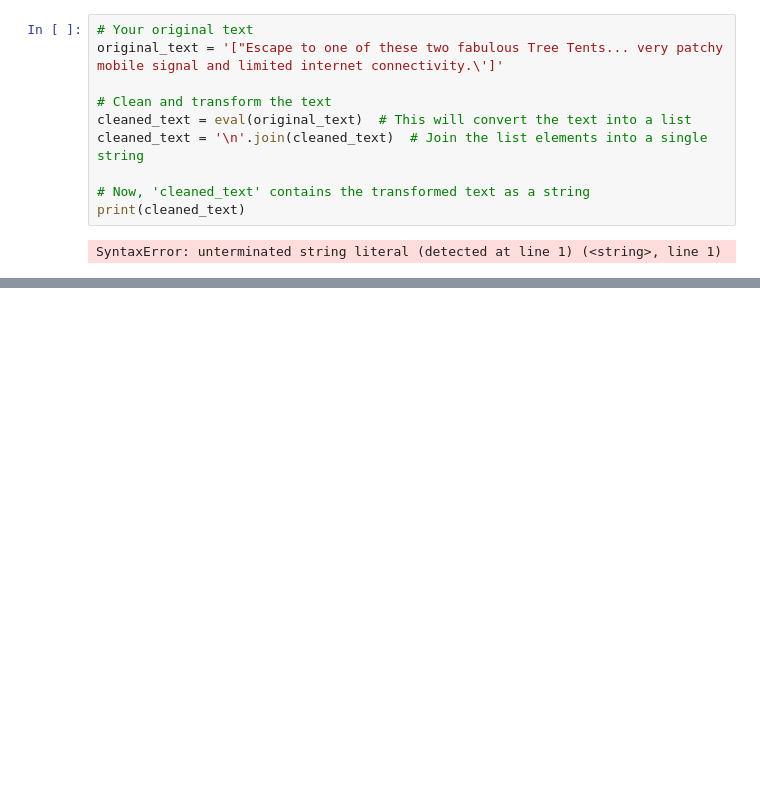
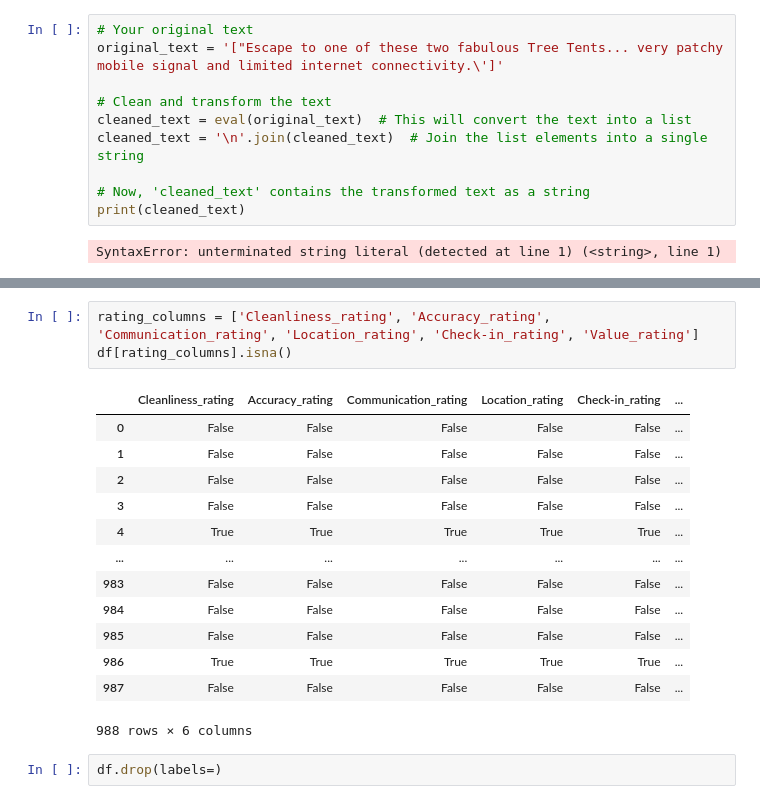
Before and after one commit to SaveSavio/modelling-airbnbs-property-listing-dataset-, a Jupyter notebook: cleaning.ipynb, the cells around one changed output, grey strips where cells are left out. Drawn from its saved outputs; the diff is of its cells as text; blank space fills up the shorter version.

```diff
--- a/cleaning.ipynb
+++ b/cleaning.ipynb
@@ -189,0 +265,19 @@ SyntaxError: unterminated string literal (detected at line 1) (<string>, line 1)
+# %%
+rating_columns = ['Cleanliness_rating', 'Accuracy_rating', 'Communication_rating', 'Location_rating', 'Check-in_rating', 'Value_rating']
+df[rating_columns].isna()
+# %% [output]
+|  | Cleanliness_rating | Accuracy_rating | Communication_rating | Location_rating | Check-in_rating | ... |
+| 0 | False | False | False | False | False | ... |
+| 1 | False | False | False | False | False | ... |
+| 2 | False | False | False | False | False | ... |
+| 3 | False | False | False | False | False | ... |
+| 4 | True | True | True | True | True | ... |
+| ... | ... | ... | ... | ... | ... | ... |
+| 983 | False | False | False | False | False | ... |
+| 984 | False | False | False | False | False | ... |
+| 985 | False | False | False | False | False | ... |
+| 986 | True | True | True | True | True | ... |
+| 987 | False | False | False | False | False | ... |
+988 rows × 6 columns
+# %%
+df.drop(labels=)
```
Also changed, not shown: parts of 4 cells of this notebook, 2 other files.
